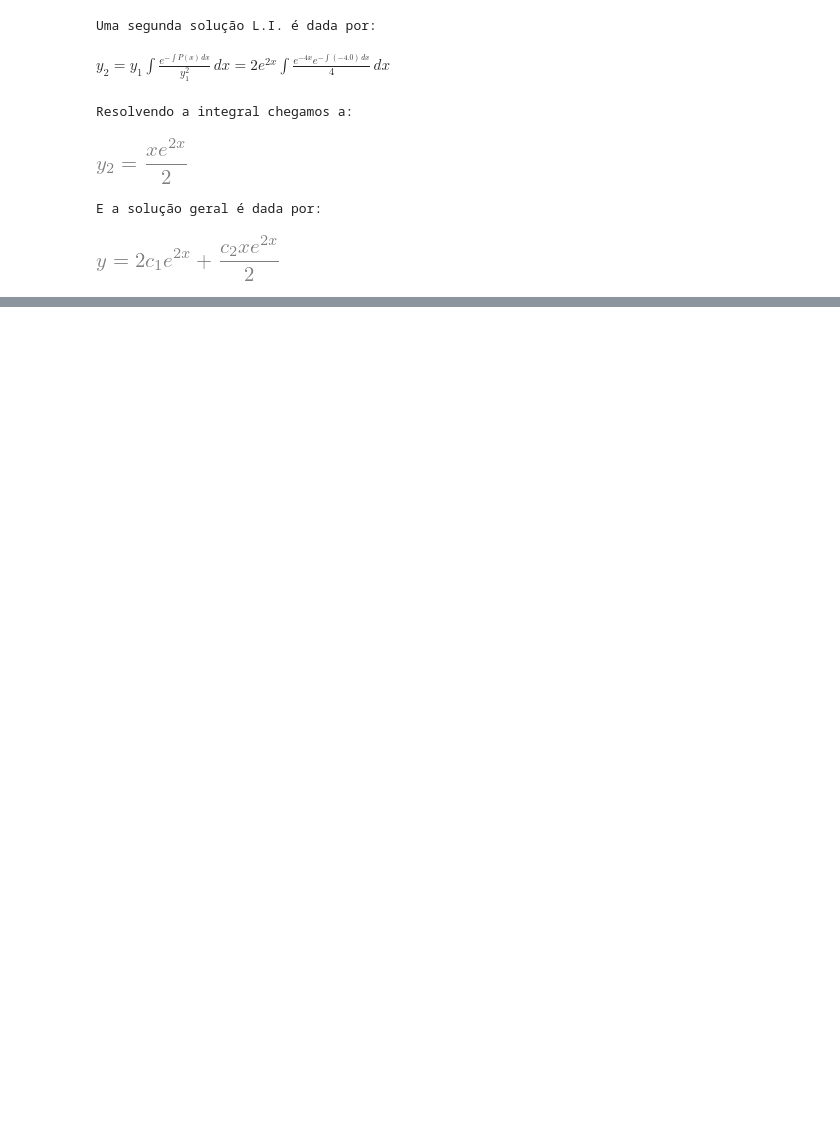
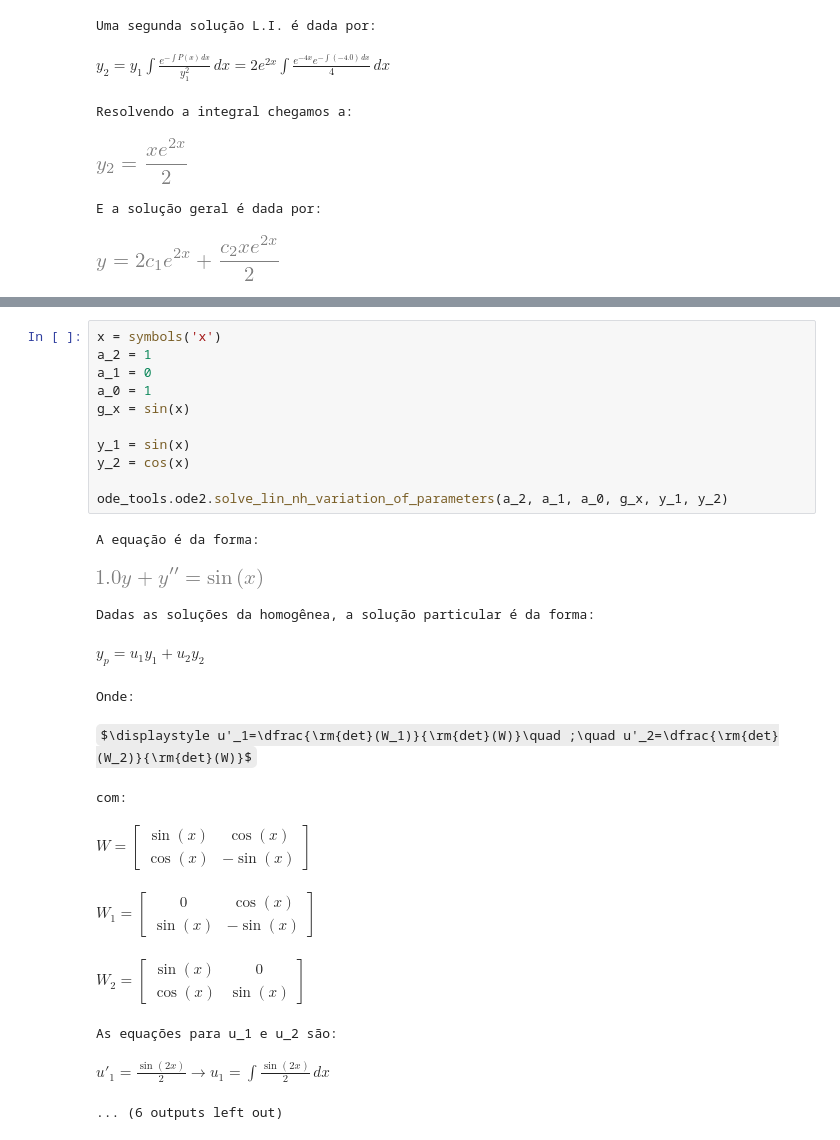
Before and after one commit to brunollago/ode_tools, a Jupyter notebook: ode_example.ipynb, the cells around one changed output, grey strips where cells are left out. Saved outputs shown, nothing was run; the diff lists cells and outputs as text; some formulas as TeX source; blank space fills up the shorter version.

```diff
--- a/ode_example.ipynb
+++ b/ode_example.ipynb
@@ -121,0 +137,25 @@ E a solução geral é dada por:
+# %%
+x = symbols('x')
+a_2 = 1
+a_1 = 0
+a_0 = 1
+g_x = sin(x)
+
+y_1 = sin(x)
+y_2 = cos(x)
+
+ode_tools.ode2.solve_lin_nh_variation_of_parameters(a_2, a_1, a_0, g_x, y_1, y_2)
+# %% [output]
+A equação é da forma:
+[figure, added]
+Dadas as soluções da homogênea, a solução particular é da forma:
+$\displaystyle y_p=u_1y_1+u_2y_2$
+Onde:
+$\displaystyle u'_1=\dfrac{\rm{det}(W_1)}{\rm{det}(W)}\quad ;\quad u'_2=\dfrac{\rm{det}(W_2)}{\rm{det}(W)}$
+com:
+$\displaystyle W=\left[\begin{matrix}\sin{\left(x \right)} & \cos{\left(x \right)}\\\cos{\left(x \right)} & - \sin{\left(x \right)}\end{matrix}\right]$
+$\displaystyle W_1=\left[\begin{matrix}0 & \cos{\left(x \right)}\\\sin{\left(x \right)} & - \sin{\left(x \right)}\end{matrix}\right]$
+$\displaystyle W_2=\left[\begin{matrix}\sin{\left(x \right)} & 0\\\cos{\left(x \right)} & \sin{\left(x \right)}\end{matrix}\right]$
+As equações para u_1 e u_2 são:
+$\displaystyle u'_{1} = \frac{\sin{\left(2 x \right)}}{2}\rightarrow u_{1} = \int \frac{\sin{\left(2 x \right)}}{2}\, dx$
+... (6 outputs left out)
```
Also changed, not shown: parts of 1 cell of this notebook, 1 other file.
